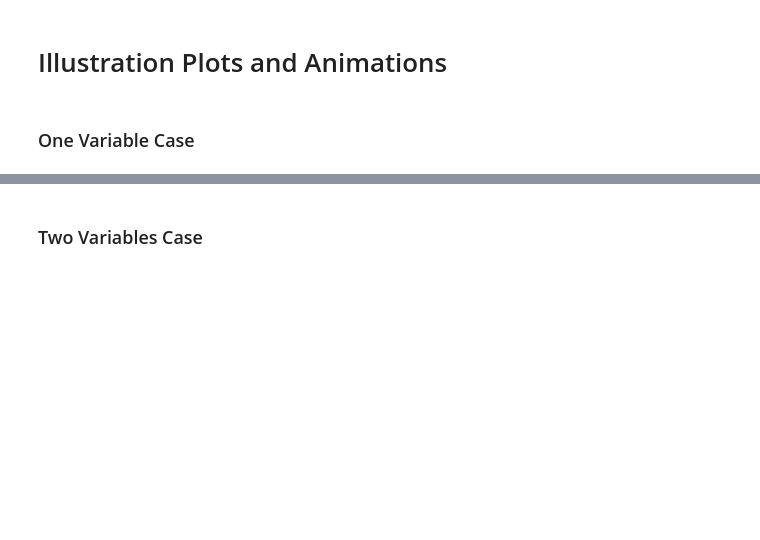
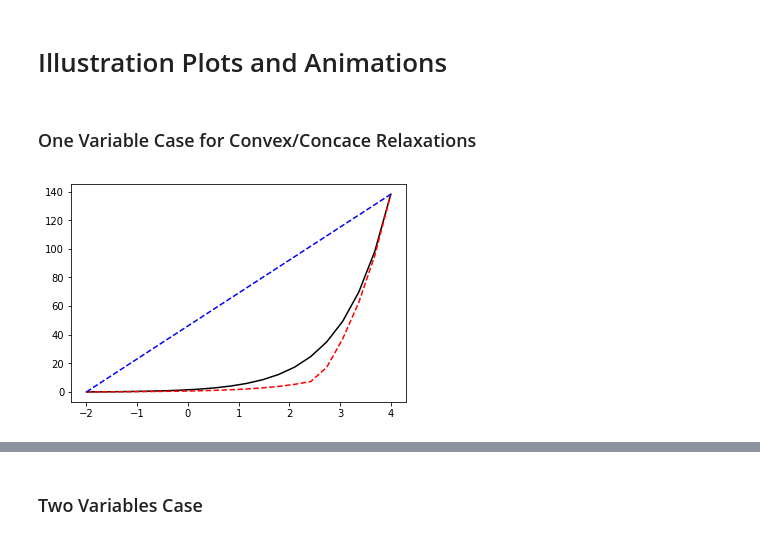
Before and after one commit to shaoyuanxun/MCPy, a Jupyter notebook: examples.ipynb, the cells around one changed output, grey strips where cells are left out. Drawn from its saved outputs; the diff is of its cells as text; code cells hidden in the pictures; blank space fills up the shorter version.

```diff
--- a/examples.ipynb
+++ b/examples.ipynb
@@ -69,4 +115,4 @@ The concave overestimator is:  -5.27309302194
 # %% [markdown]
 # Illustration Plots and Animations
 # %% [markdown]
-### One Variable Case
+### One Variable Case for Convex/Concace Relaxations
@@ -75,2 +119,9 @@ from MCPy.plots import OneVariablePlot, TwoVariablesPlot, animation3D
+# %%
+nx = 20
+X = [-2, 4]
+fun=lambda x: sqrt(x + 2.4) * exp(x)
+OneVariablePlot(X, nx, fun)
+# %% [output]
+[figure, added]
 # %%
 nx = 20
```
Also changed, not shown: parts of 17 cells of this notebook, 3 other files.
